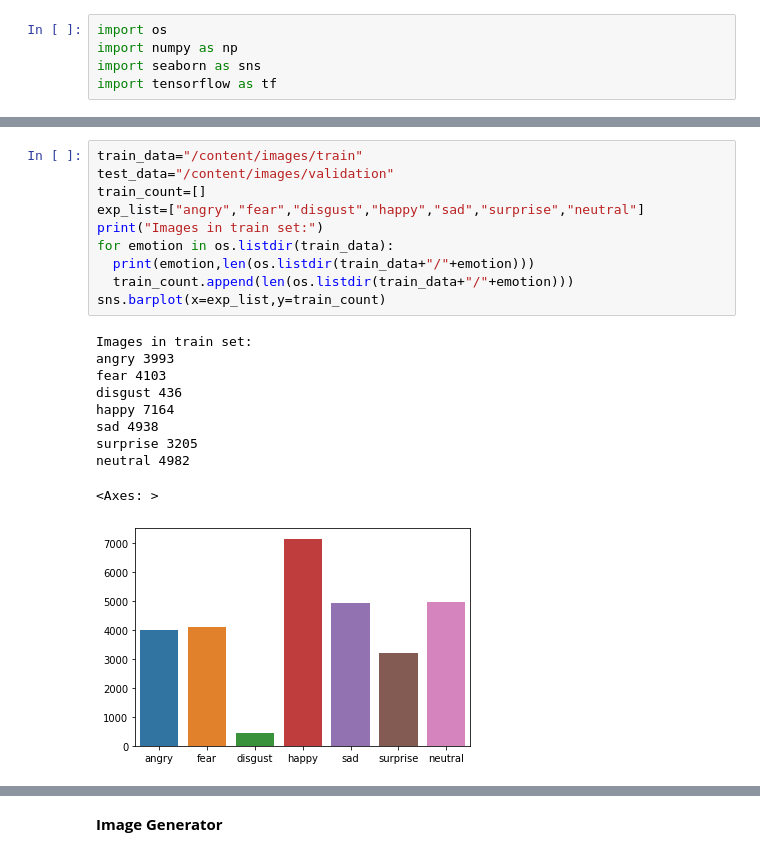
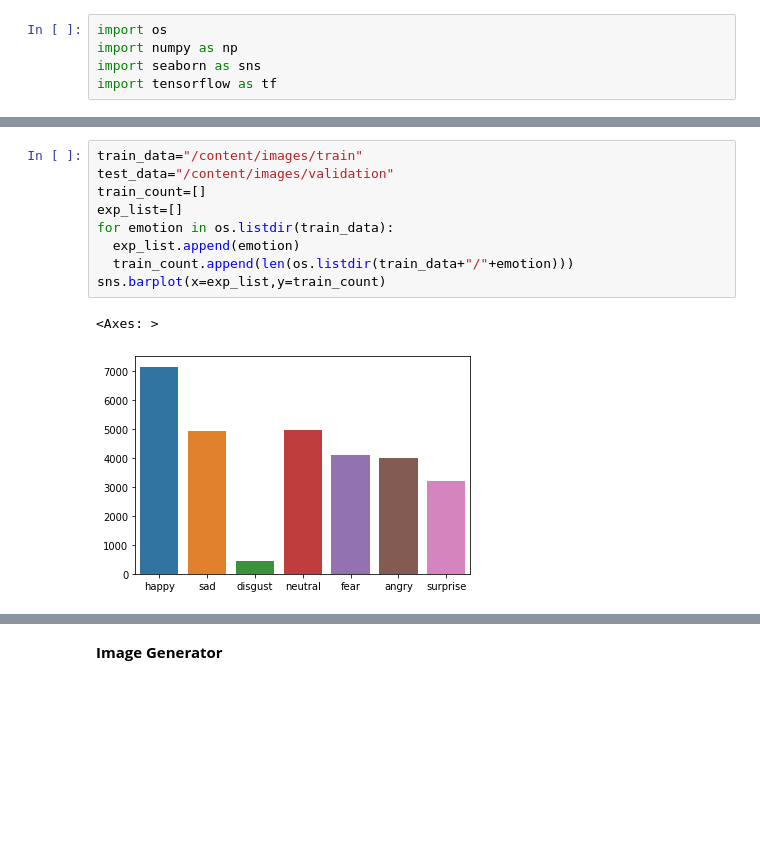
Before and after one commit to Moukthika1253/Facial_Expression_ImageClassifier, a Jupyter notebook: facial_expression_classifier.ipynb, the cells around one changed output, grey strips where cells are left out. Saved outputs shown, nothing was run; the diff lists cells and outputs as text; blank space fills up the shorter version.

```diff
--- a/facial_expression_classifier.ipynb
+++ b/facial_expression_classifier.ipynb
@@ -28,24 +8,15 @@ Successfully installed flatbuffers-1.12 keras-2.9.0 keras-preprocessing-1.1.2 te
 # %%
 train_data="/content/images/train"
 test_data="/content/images/validation"
 train_count=[]
-exp_list=["angry","fear","disgust","happy","sad","surprise","neutral"]
-print("Images in train set:")
+exp_list=[]
 for emotion in os.listdir(train_data):
-  print(emotion,len(os.listdir(train_data+"/"+emotion)))
+  exp_list.append(emotion)
   train_count.append(len(os.listdir(train_data+"/"+emotion)))
 sns.barplot(x=exp_list,y=train_count)
 # %% [output]
-Images in train set:
-angry 3993
-fear 4103
-disgust 436
-happy 7164
-sad 4938
-surprise 3205
-neutral 4982
+<Axes: >
-<Axes: >
-[figure, old version]
+[figure, new version]
 # %%
 test_count=[]
 for emotion in os.listdir(test_data):
```
Also changed, not shown: parts of 9 cells of this notebook.
